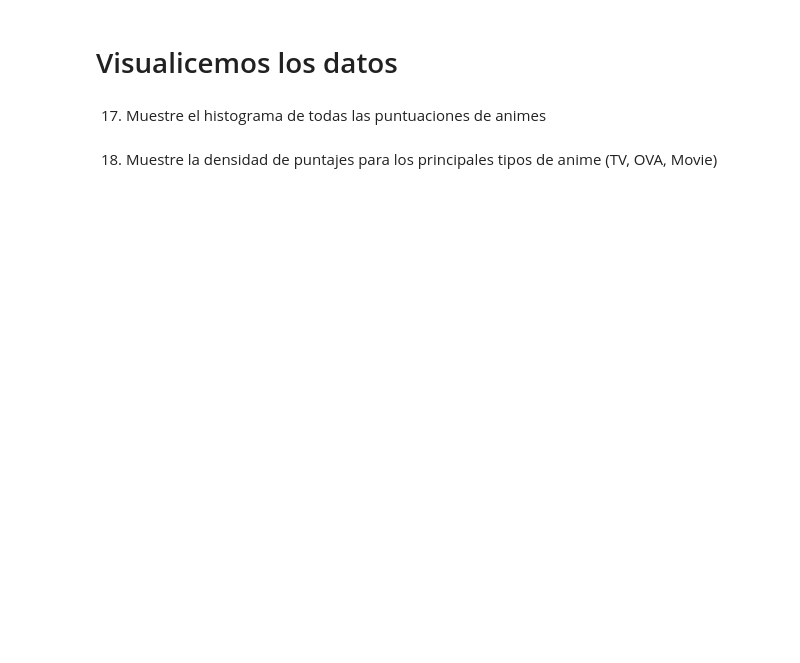
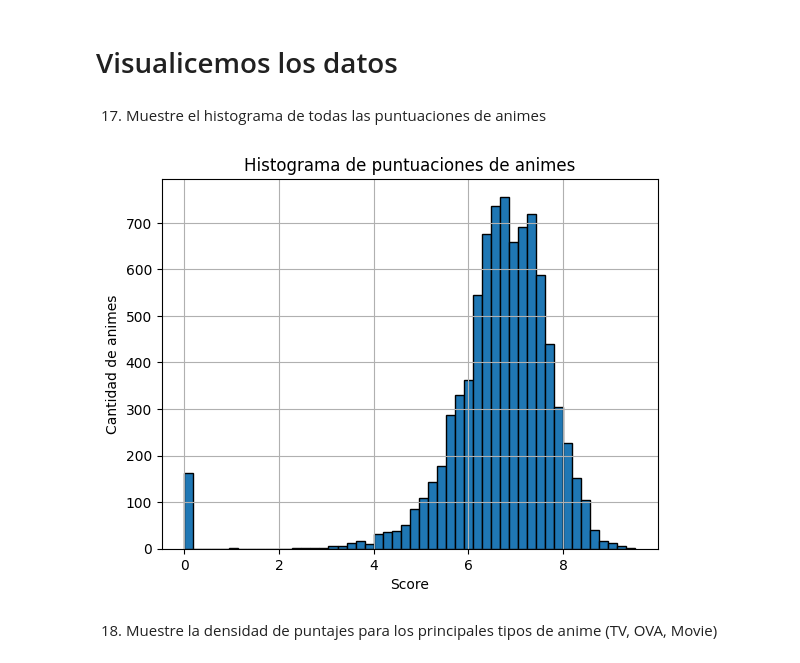
Before and after one commit to chucrutt/mineria_datos_CC5205, a Jupyter notebook: Lab1/Laboratorio_1_2025.ipynb, the cells around one changed output. Saved outputs shown, nothing was run; the diff lists cells and outputs as text; code cells hidden in the pictures; blank space fills up the shorter version.

```diff
--- a/Lab1/Laboratorio_1_2025.ipynb
+++ b/Lab1/Laboratorio_1_2025.ipynb
@@ -79,3 +181,10 @@ Otro caso común es que existan **valores nulos** en los datos. Al igual que ant
 Consideremos que estamos en la situación en la que **decidimos eliminar los valores nulos**.
 # %% [markdown]
 6. En caso de existir valores nulos, elimine las filas que los contengan. ¿Cuántas filas quedan en cada dataset luego de eliminar los valores nulos?
+# %%
+print('filas Dataset original de anime con NaNs:', df_anime.shape[0])
+
+# Nuevo Dataset sin filas con datos NaNs
+df_anime_clean = df_anime.dropna()
+
+print('filas Dataset nuevo de anime sin NaNs:', df_anime_clean.shape[0])
@@ -81,0 +194,9 @@ Consideremos que estamos en la situación en la que **decidimos eliminar los val
+# %%
+#stats no cuenta con filas con valores nulos igualmente re-definimos para trabajar con ambos "clean" Datasets
+
+print('filas Dataset original de stats con NaNs:', df_stats.shape[0])
+
+# Nuevo Dataset sin filas con datos NaNs
+df_stats_clean = df_stats.dropna()
+
+print('filas Dataset nuevo de stats sin NaNs:', df_stats_clean.shape[0])
@@ -85,3 +209,9 @@ Consideremos que estamos en la situación en la que **decidimos eliminar los val
 Con el objetivo de tener toda la información en un solo dataframe, y así poder responder preguntas más complejas, **unamos ambos dataframes**.
 # %% [markdown]
 7. Junte ambos dataframes en uno solo **a través de la columna "title"** con un **inner join**, y **muestre los primeros 5 registros** de este nuevo dataframe.
+# %%
+df_merged_dataset = pd.merge(df_anime_clean, df_stats_clean, on="title", how="inner")
+
+# Mostrar los primeros 5 registros del dataframe resultante
+print("Primeros 5 registros del dataframe unido:")
+print(df_merged_dataset.head())
@@ -104,2 +305,15 @@ R:
 # %% [markdown]
 12. Después de que te preguntaran por los animes que tienen mejor score, se te ocurre crear una columna que indique cuales animes son "buenos". Para esto, el área de producto te indica que un "mal" anime tiene score bajo 4.0, uno "intermedio" tiene score entre 4.0 y 8.0, y uno "bueno" tiene score sobre 8.0. **Usa el método apply para crear una nueva columna "quality" que tenga como valor "Malo", "Intermedio" o "Bueno" según la definición anterior. Luego, muestra los 5 primeros registros**
+# %%
+#Funcion de calsificación
+def clasificar_anime(score):
+    if score < 4.0:
+        return "Malo"
+    elif score <= 8.0:
+        return "Intermedio"
+    else:
+        return "Bueno"
+#Creamos nueva columna "quality" donde su valor se obtiene de pasar su "score" por la funcion de clasificación
+df_merged_dataset["quality"] = df_merged_dataset["score"].apply(clasificar_anime)
+#Obtenemos solo los 5 primeros
+print(df_merged_dataset.head(5))
@@ -117,5 +390,13 @@ R:
 # Visualicemos los datos
 # %% [markdown]
 17. Muestre el histograma de todas las puntuaciones de animes
+# %%
+df_merged_dataset["score"].hist(bins=50, edgecolor="black")
+plt.xlabel("Score")
+plt.ylabel("Cantidad de animes")
+plt.title("Histograma de puntuaciones de animes")
+plt.show()
+# %% [output]
+[figure, added]
 # %% [markdown]
 18. Muestre la densidad de puntajes para los principales tipos de anime (TV, OVA, Movie)
```
Also changed, not shown: parts of 28 cells of this notebook, 1 other file.
